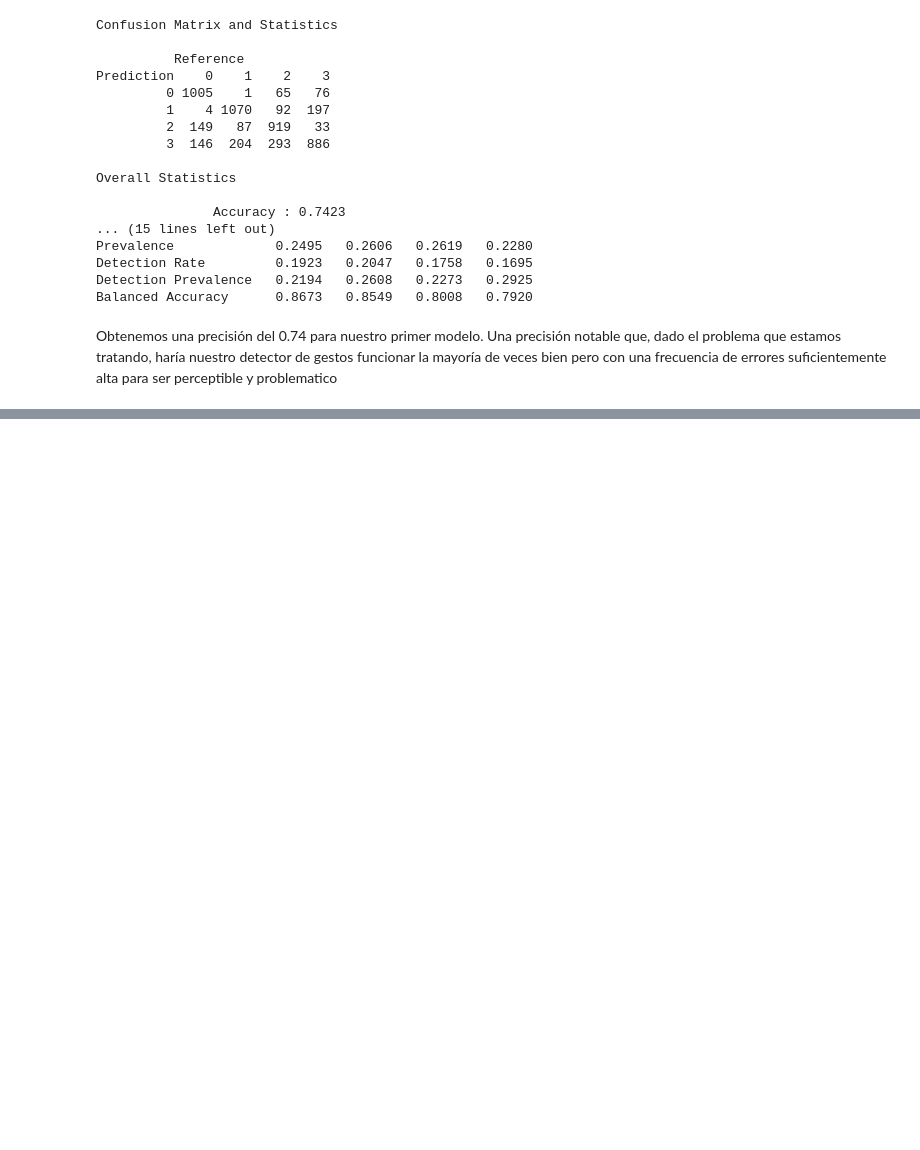
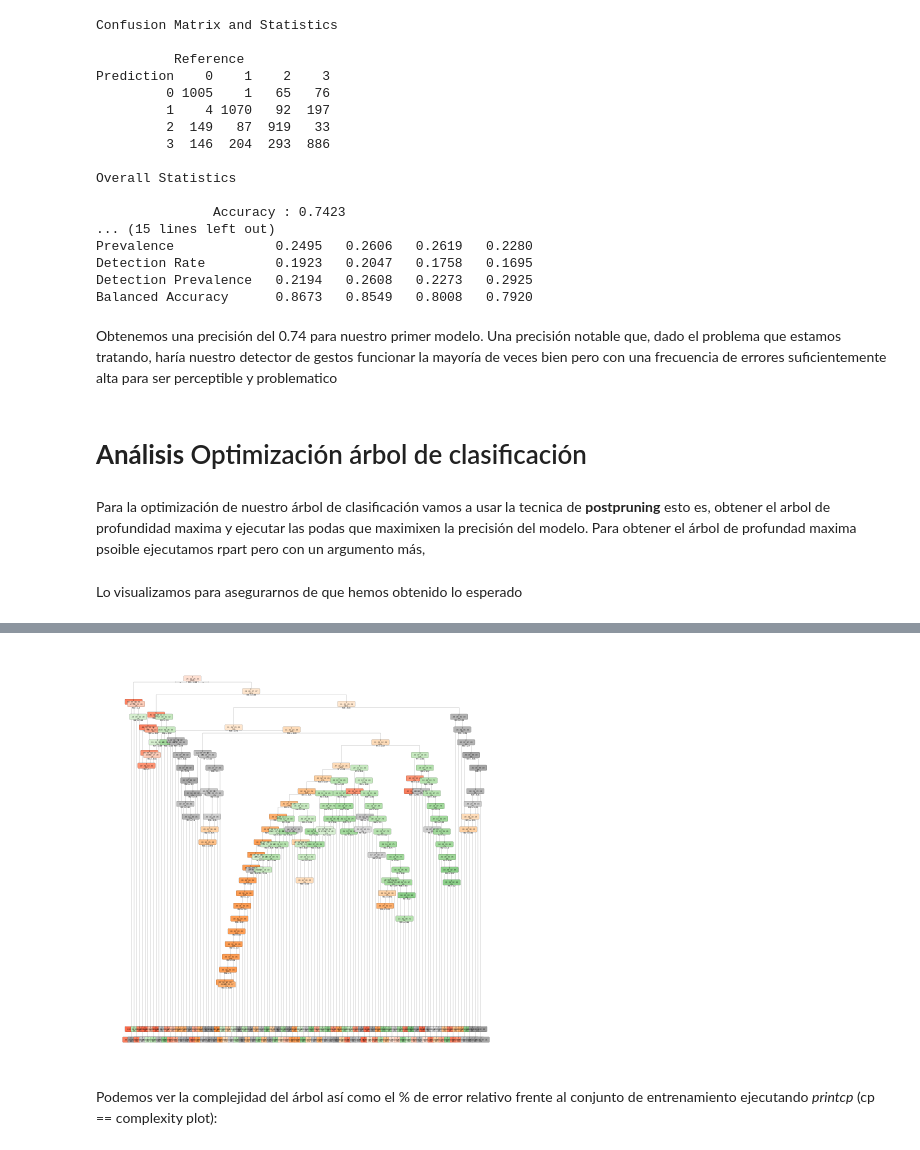
Before and after one commit to JDM-ULL-93/Practica_TID, a Jupyter notebook: Árbol_de_Clasificación.ipynb, the cells around one changed output, grey strips where cells are left out. Cells and saved outputs as stored; diff of their text form; code cells hidden in the pictures; blank space fills up the shorter version.

```diff
--- a/Árbol_de_Clasificación.ipynb
+++ b/Árbol_de_Clasificación.ipynb
@@ -198,3 +241,17 @@ Detection Prevalence   0.2194   0.2608   0.2273   0.2925
 Balanced Accuracy      0.8673   0.8549   0.8008   0.7920
 # %% [markdown]
 Obtenemos una precisión del 0.74 para nuestro primer modelo. Una precisión notable que, dado el problema que estamos tratando, haría nuestro detector de gestos funcionar la mayoría de veces bien pero con una frecuencia de errores suficientemente alta para ser perceptible y problematico
+# %% [markdown]
+# **Análisis** Optimización árbol de clasificación
+# %% [markdown]
+Para la optimización de nuestro árbol de clasificación vamos a usar la tecnica de **postpruning** esto es, obtener el arbol de profundidad maxima y ejecutar las podas que maximixen la precisión del modelo. Para obtener el árbol de profundad maxima psoible ejecutamos rpart pero con un argumento más,
+# %%
+hr_base_model <- rpart(V65 ~ V1 + V2 + V3 + V4 + V5 + V6 + V7 + V8 + V9 + V10 + V11 + V12 + V13 + V14 + V15 + V16 + V17 + V18 + V19 + V20 + V21 + V22 + V23 + V24 + V25 + V26 + V27 + V28 + V29 + V30 + V31 + V32 + V33 + V34 + V35 + V36 + V37 + V38 + V39 + V40 + V41 + V42 + V43 + V44 + V45 + V46 + V47 + V48 + V49 + V50 + V51 + V52 + V53 + V54 + V55 + V56 + V57 + V58 + V59 + V60 + V61 + V62 + V63 + V64,
+                  data.entrenamiento,
+                  method = "class",
+                  control = rpart.control(cp = 0)) #<--- Nuevo argumento
+# %% [markdown]
+Lo visualizamos para asegurarnos de que hemos obtenido lo esperado
+# %%
+rpart.plot(hr_base_model)
+# %% [output]
@@ -200,0 +260,3 @@ Obtenemos una precisión del 0.74 para nuestro primer modelo. Una precisión not
+[figure, added]
+# %% [markdown]
+Podemos ver la complejidad del árbol así como el % de error relativo frente al conjunto de entrenamiento ejecutando *printcp* (cp == complexity plot):
```
Also changed, not shown: parts of 19 cells of this notebook.
